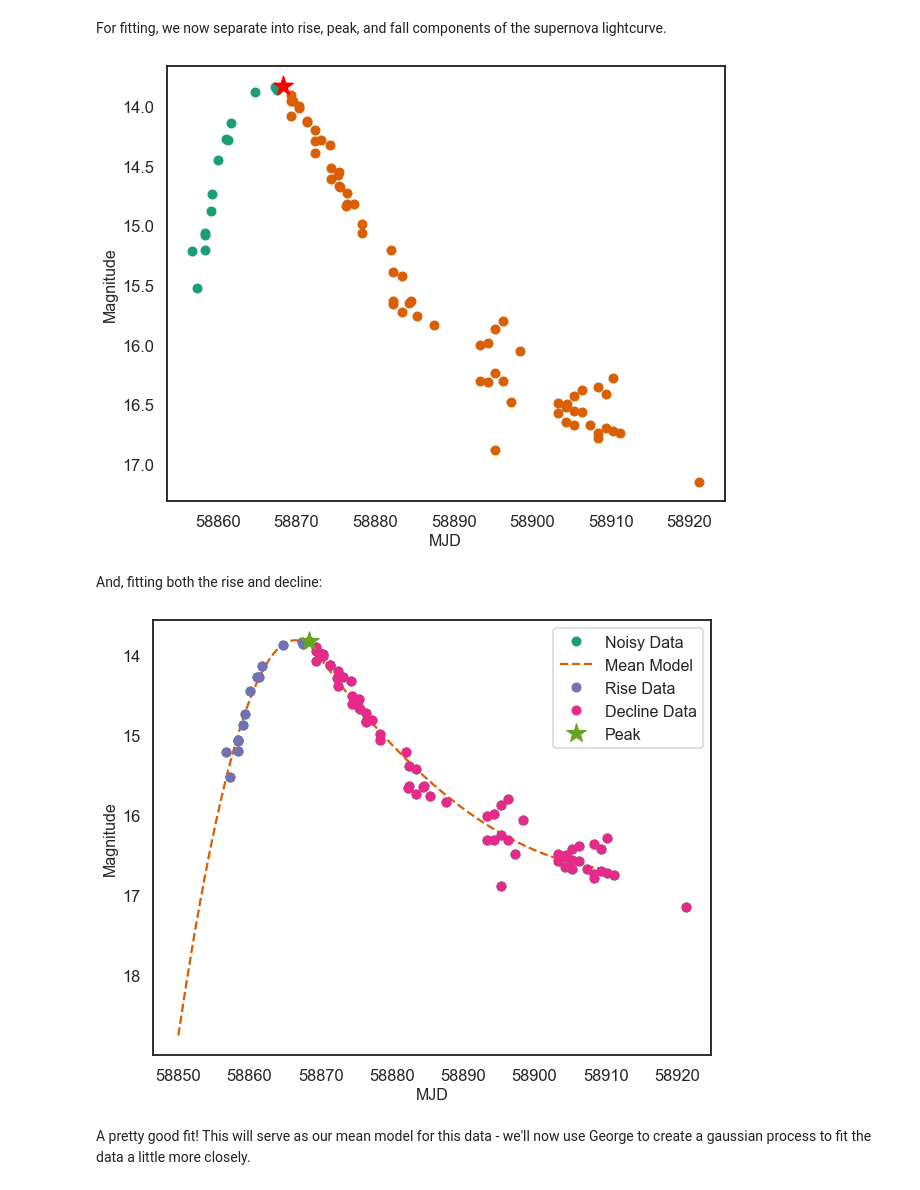
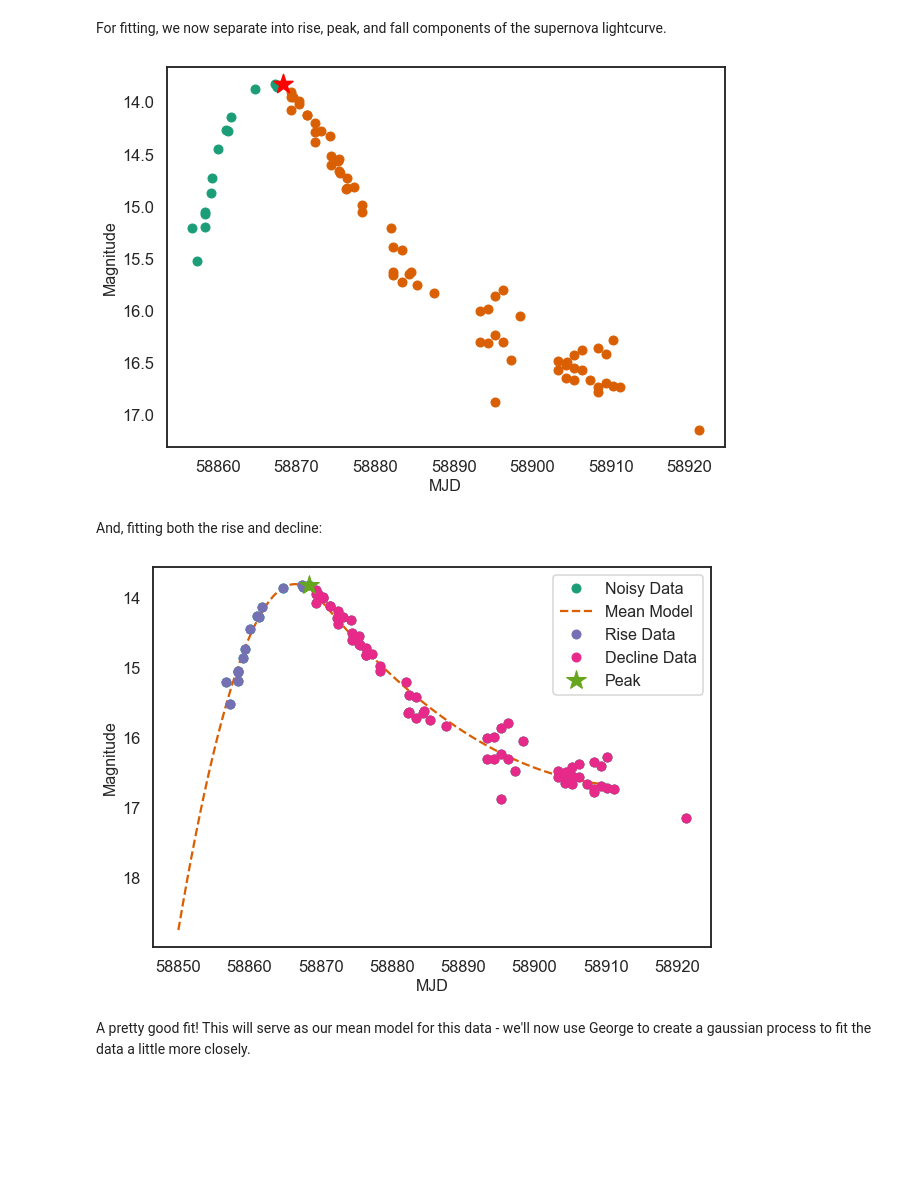
Before and after one commit to archipleym/melalexcharmicyrus_final, a Jupyter notebook: Alex_Sandbox.ipynb, the cells around one changed output. Drawn from its saved outputs; the diff is of its cells as text; code cells hidden in the pictures; blank space fills up the shorter version.

```diff
--- a/Alex_Sandbox.ipynb
+++ b/Alex_Sandbox.ipynb
@@ -184,15 +183,15 @@ rise = oneBand[oneBand['MJD'] < peakTime]
 peak = oneBand[np.abs(oneBand['MJD'] - peakTime) < 0.2]
 fall = oneBand[oneBand['MJD'] > peakTime]
 # %%
-plt.figure(figsize=(10,8))
+plt.figure(figsize=(10,7))
 plt.plot(rise['MJD'], rise['MAG'], 'o')
 plt.scatter(peak['MJD'], peak['MAG'], marker='*', s=400, zorder=100, c='r')
 plt.plot(fall['MJD'], fall['MAG'], 'o')
 plt.xlabel("MJD",fontsize=16)
 plt.ylabel("Magnitude",fontsize=16)
 plt.gca().invert_yaxis()
 # %% [output]
-[figure, old version]
+[figure, new version]
 # %% [markdown]
 And, fitting both the rise and decline:
 # %%
@@ -210,7 +209,7 @@ def fit(time):
     return mag
 # %%
 newTime = np.linspace(58850, 58910,num=100)
-plt.figure(figsize=(10,8))
+plt.figure(figsize=(10,7))
 plt.plot(oneBand['MJD'].values, oneBand['MAG'].values, 'o', label='Noisy Data');
 plt.plot(newTime, fit(newTime), '--',label='Mean Model');
 plt.plot(rise['MJD'].values, rise['MAG'].values, 'o', label='Rise Data');
@@ -221,7 +220,7 @@ plt.xlabel("MJD",fontsize=16)
 plt.ylabel("Magnitude",fontsize=16)
 plt.legend(fontsize=16);
 # %% [output]
-[figure, old version]
+[figure, new version]
 # %% [markdown]
 A pretty good fit! This will serve as our mean model for this data - we'll now use George to create a gaussian process to fit the data a little more closely.
 # %%
```
Also changed, not shown: parts of 30 cells of this notebook, 6 other files.
